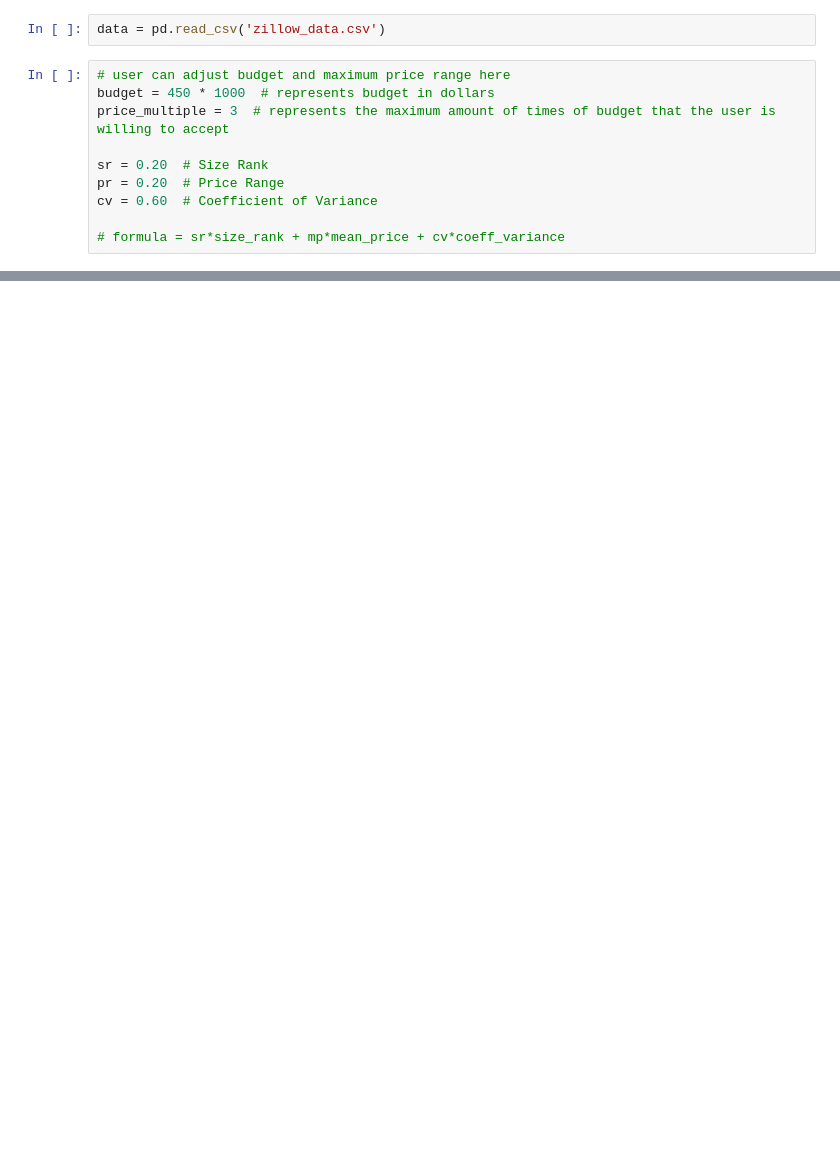
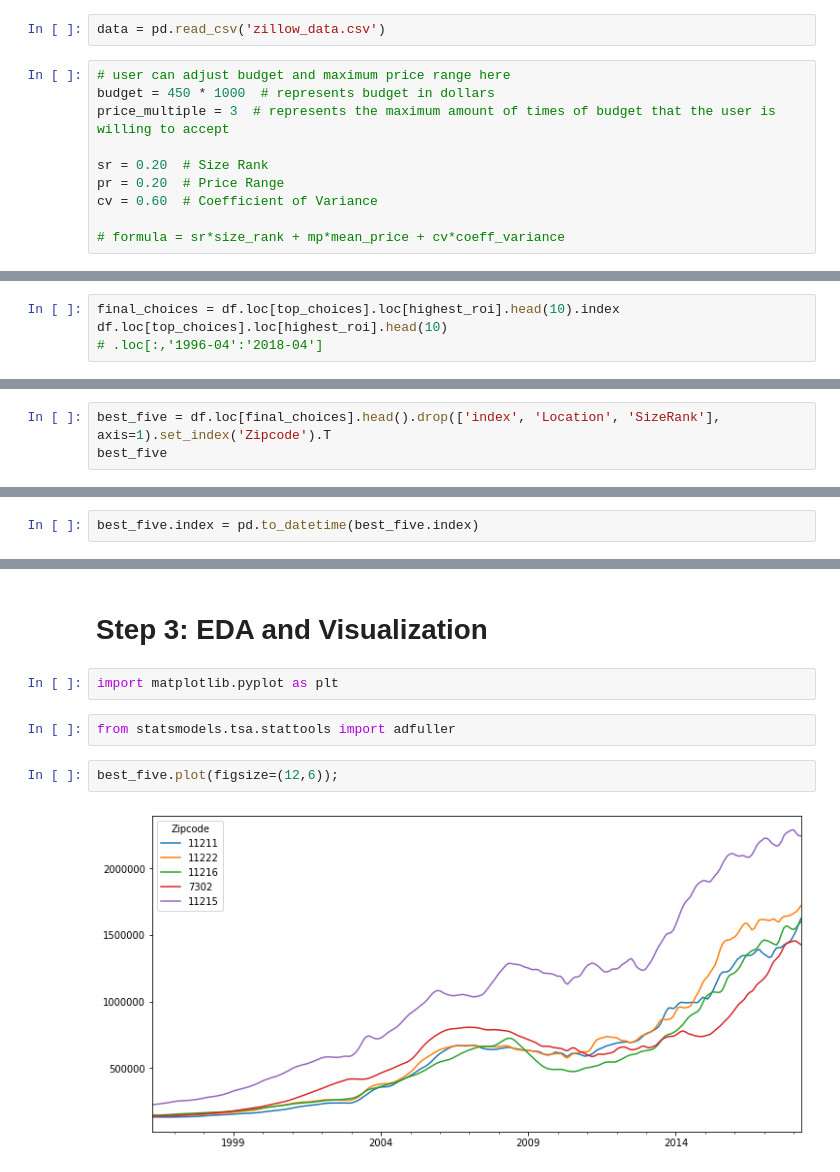
Before and after one commit to tjkim614/zillow_investment_recommendation, a Jupyter notebook: Final Model.ipynb, the cells around one changed output, grey strips where cells are left out. Cells and saved outputs as stored; diff of their text form; blank space fills up the shorter version.

```diff
--- a/Final Model.ipynb
+++ b/Final Model.ipynb
@@ -20,0 +139,4 @@ cv = 0.60  # Coefficient of Variance
+# %%
+final_choices = df.loc[top_choices].loc[highest_roi].head(10).index
+df.loc[top_choices].loc[highest_roi].head(10)
+# .loc[:,'1996-04':'2018-04']
@@ -20,0 +387,3 @@ cv = 0.60  # Coefficient of Variance
+# %%
+best_five = df.loc[final_choices].head().drop(['index', 'Location', 'SizeRank'], axis=1).set_index('Zipcode').T
+best_five
@@ -20,0 +415,2 @@ cv = 0.60  # Coefficient of Variance
+# %%
+best_five.index = pd.to_datetime(best_five.index)
@@ -20,0 +438,10 @@ cv = 0.60  # Coefficient of Variance
+# %% [markdown]
+# Step 3: EDA and Visualization
+# %%
+import matplotlib.pyplot as plt
+# %%
+from statsmodels.tsa.stattools import adfuller
+# %%
+best_five.plot(figsize=(12,6));
+# %% [output]
+[figure, added]
```
Also changed, not shown: parts of 104 cells of this notebook.
